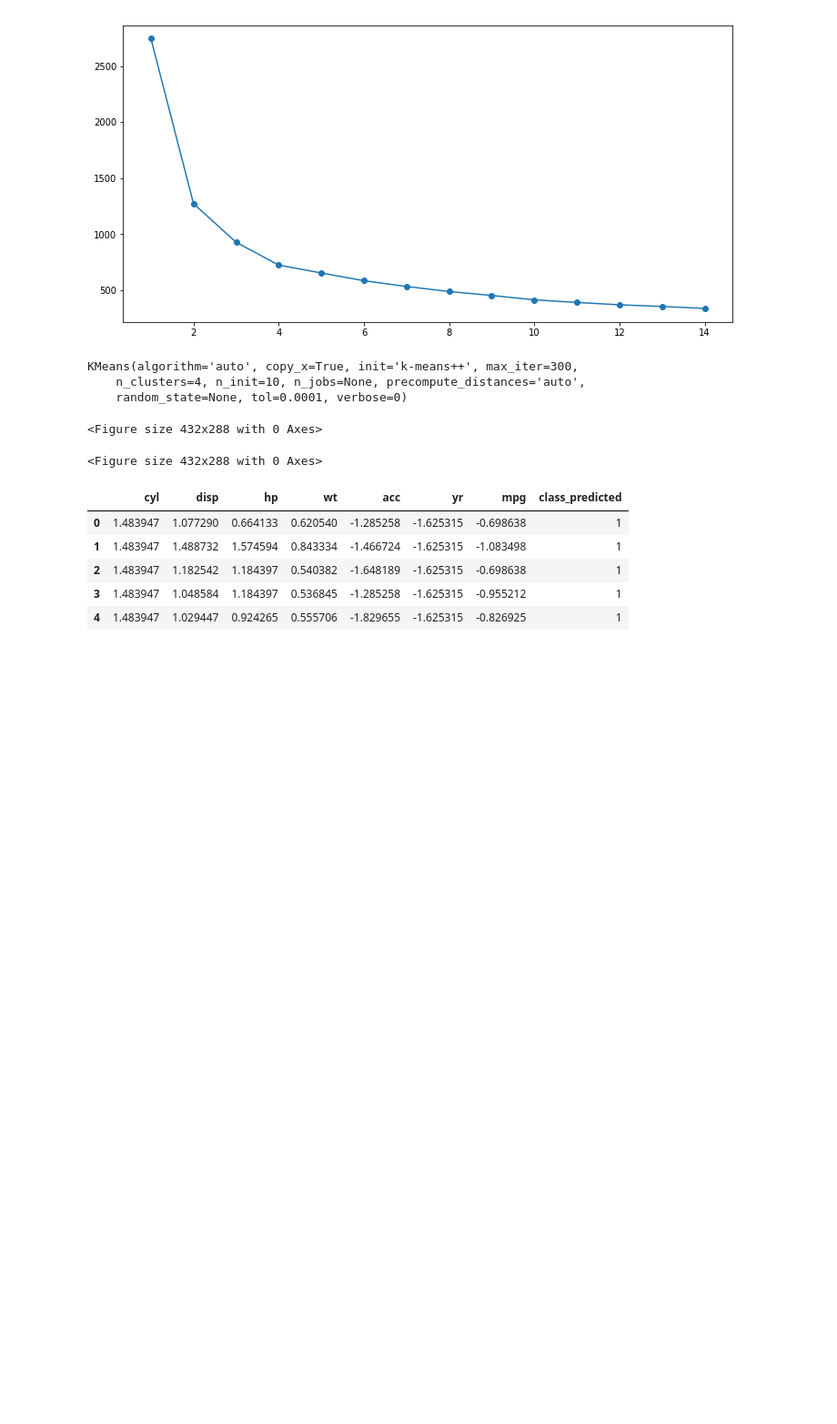
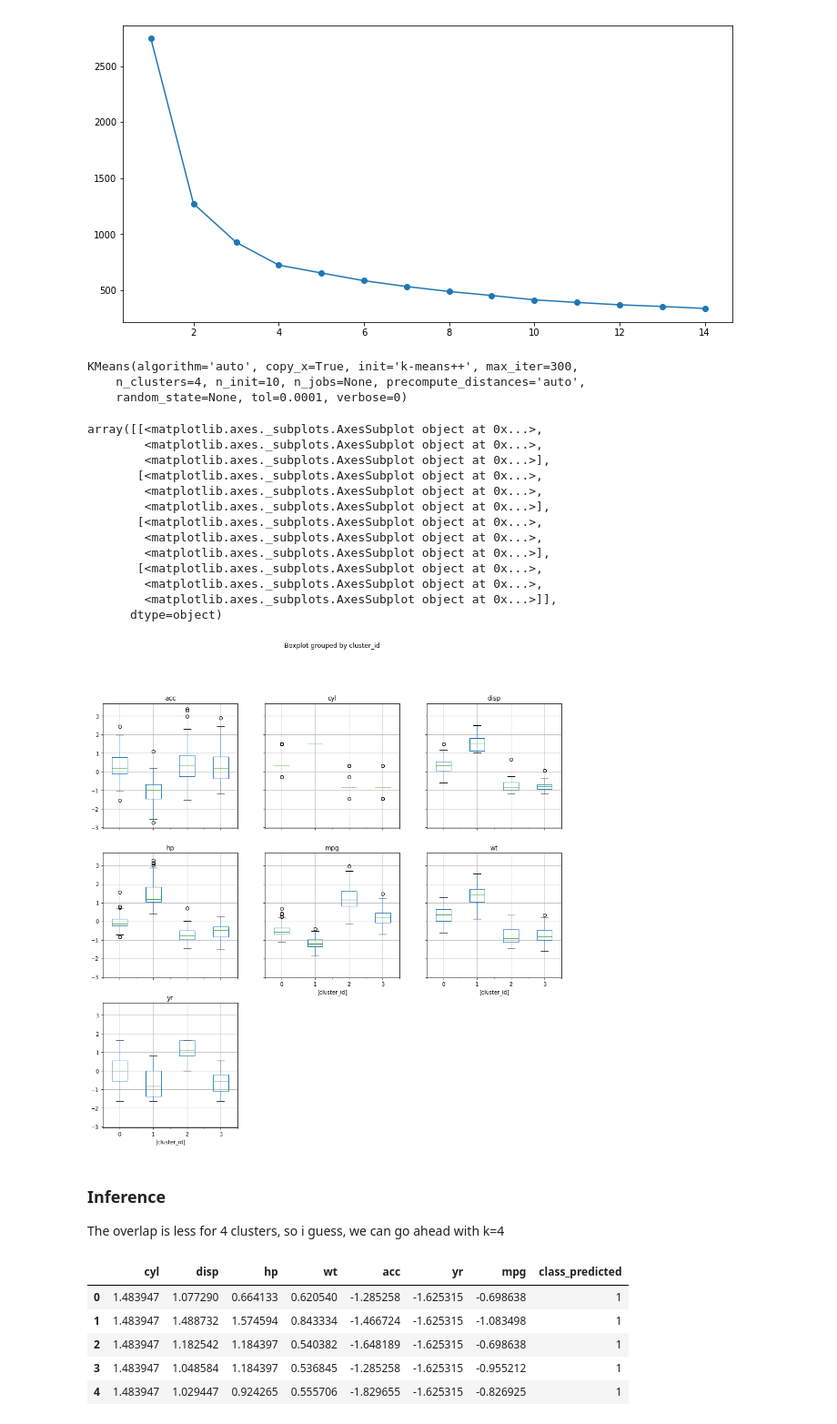
Before and after one commit to GreatLearningAIML1/bangalore-feb-batch-siju-samuel, a Jupyter notebook: R4_Project_UnSupervisedLearningCarMpg/R4_Project_UnSupervisedLearningCarMpg.ipynb, the cells around one changed output. Shown at 91% size. Saved outputs shown, nothing was run; the diff lists cells and outputs as text; code cells hidden in the pictures; blank space fills up the shorter version.

```diff
--- a/R4_Project_UnSupervisedLearningCarMpg/R4_Project_UnSupervisedLearningCarMpg.ipynb
+++ b/R4_Project_UnSupervisedLearningCarMpg/R4_Project_UnSupervisedLearningCarMpg.ipynb
@@ -196,23 +194,31 @@ KMeans(algorithm='auto', copy_x=True, init='k-means++', max_iter=300,
     random_state=None, tol=0.0001, verbose=0)
 # %%
 prediction=final_model.predict(df_z)
-# %%
-plt.figure('3 Cluster K-Means')
-#pl.scatter(pca_c[:, 0], pca_d[:, 0], c=kmeansoutput.labels_)
-#pl.xlabel('Dividend Yield')
-#pl.ylabel('Returns')
-#pl.title('3 Cluster K-Means')
-#pl.show()
-
-#plt.scatter(df_z[:, 0], df_z[:, 1], c=prediction, s=50, cmap='viridis')
-#plt.scatter(df_z['cyl'], df_z['disp'], c=prediction, s=50, cmap='viridis')
-
-#centers = final_model.cluster_centers_
-#plt.scatter(centers[:, 0], centers[:, 1], c='black', s=200, alpha=0.5);
-#df_z.iloc[0]
-# %% [output]
-<Figure size 432x288 with 0 Axes>
-<Figure size 432x288 with 0 Axes>
+# %%
+centroids = final_model.cluster_centers_
+centroid_df = pd.DataFrame(centroids, columns = list(df_z) )
+#Append the prediction
+cars_z_group4_df = df_z.copy()
+cars_z_group4_df["cluster_id"] = prediction
+cars_z_group4_df.boxplot(by = 'cluster_id',  layout=(4,3), figsize=(15, 20))
+# %% [output]
+array([[<matplotlib.axes._subplots.AxesSubplot object at 0x...>,
+        <matplotlib.axes._subplots.AxesSubplot object at 0x...>,
+        <matplotlib.axes._subplots.AxesSubplot object at 0x...>],
+       [<matplotlib.axes._subplots.AxesSubplot object at 0x...>,
+        <matplotlib.axes._subplots.AxesSubplot object at 0x...>,
+        <matplotlib.axes._subplots.AxesSubplot object at 0x...>],
+       [<matplotlib.axes._subplots.AxesSubplot object at 0x...>,
+        <matplotlib.axes._subplots.AxesSubplot object at 0x...>,
+        <matplotlib.axes._subplots.AxesSubplot object at 0x...>],
+       [<matplotlib.axes._subplots.AxesSubplot object at 0x...>,
+        <matplotlib.axes._subplots.AxesSubplot object at 0x...>,
+        <matplotlib.axes._subplots.AxesSubplot object at 0x...>]],
+      dtype=object)
+[figure, added]
+# %% [markdown]
+### Inference
+The overlap is less for 4 clusters, so i guess, we can go ahead with k=4
 # %%
 df_z['class_predicted'] = prediction
 df_z.head()
```
Also changed, not shown: parts of 3 cells of this notebook.
